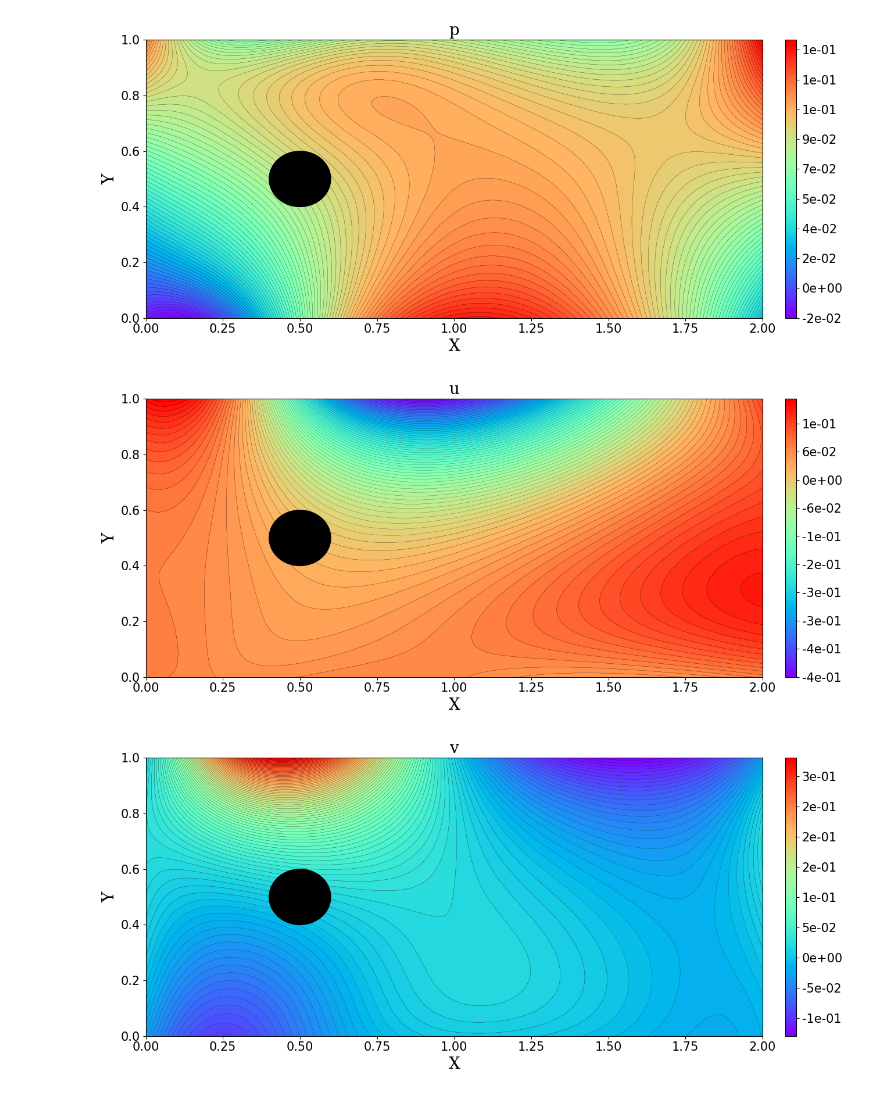
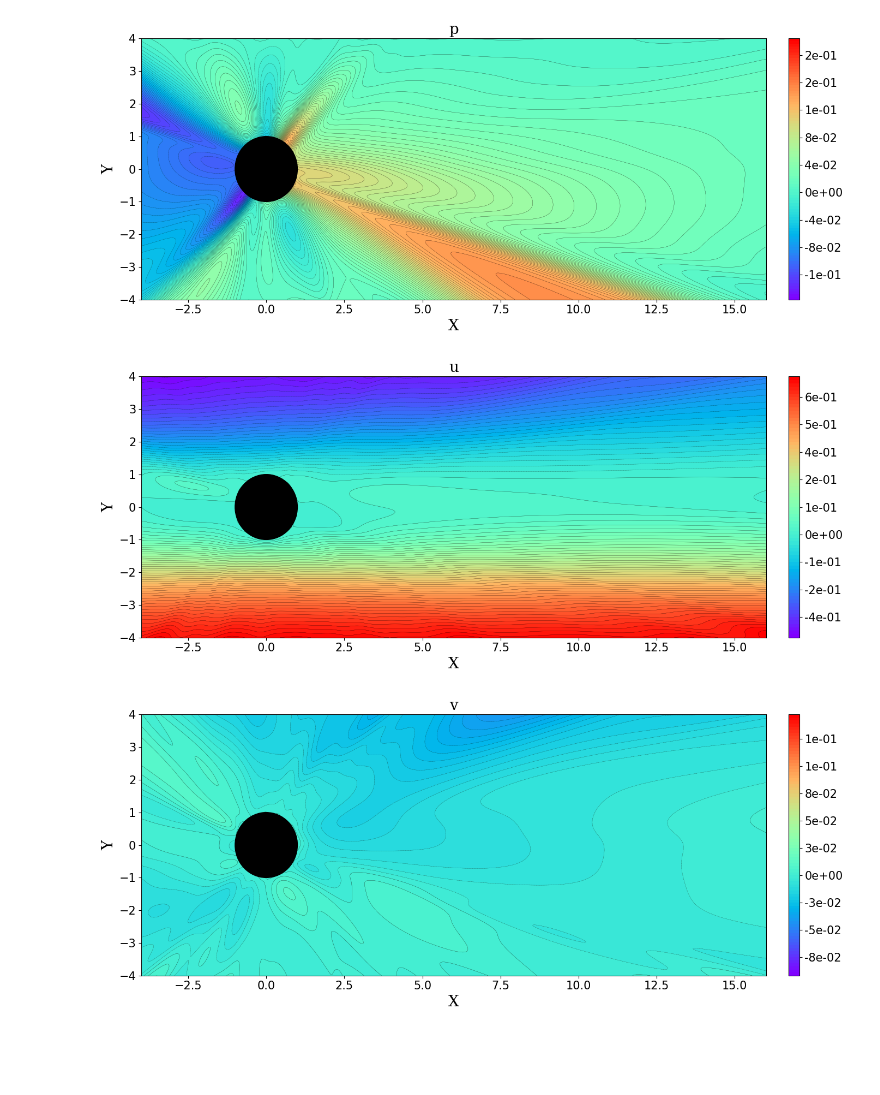
Before and after one commit to komingsu/piml, a Jupyter notebook: firstProject/src/translate_testfile_torch.ipynb, the cells around one changed output. Cells and saved outputs as stored; diff of their text form; code cells hidden in the pictures; blank space fills up the shorter version.

```diff
--- a/firstProject/src/translate_testfile_torch.ipynb
+++ b/firstProject/src/translate_testfile_torch.ipynb
@@ -75,7 +74,7 @@ def contour(x, y, z, title, levels=100):
     contour_filled = plt.contourf(x, y, z, cmap='rainbow', levels=levels, norm=Normalize(vmin=vmin, vmax=vmax))
 
     # Add the circle patch to the current axes without altering the axes limits
-    circle = plt.Circle((0.5, 0.5), 0.1, color='black')
+    circle = plt.Circle((0, 0), 1, color='black')
     plt.gca().add_patch(circle)
 
     plt.title(title, fontdict=font1)
@@ -290,0 +382,13 @@ Optimization finished.
+# %%
+MLP = MultiLayerPerceptronClass(
+    x_dim=2, y_dim=3,
+    h_dim_list=[48,48,48,48],
+    actv= th.nn.Tanh(),
+    p_drop=0.0,
+    batch_norm=False
+)
+
+MLP.load_state_dict(th.load("./model_state_dict.pth"))
+device = th.device("cuda" if th.cuda.is_available() else "cpu")
+MLP = MLP.to(device)
+MLP.eval()
@@ -291,20 +414,38 @@ Optimization finished.
 # %%
+x = np.linspace(x_ini, x_f, num_test_samples)
+y = np.linspace(y_ini, y_f, num_test_samples)
+x, y = np.meshgrid(x, y)
+xy = np.stack([x.flatten(), y.flatten()], axis=-1)
+xy = th.tensor(xy, dtype=th.float32).to(device)
+# predict (psi, p)
+MLP.eval()
+u_v_p, output_lists = MLP(xy)
+
+u, v, p = [ u_v_p[..., i].reshape(x.shape) for i in range(u_v_p.shape[-1]) ]
+u = u.detach().cpu().numpy()
+v = v.detach().cpu().numpy()
+p = p.detach().cpu().numpy()
+# compute (u, v)
+u = u.reshape(x.shape)
+v = v.reshape(x.shape)
+p = p.reshape(x.shape)
+
 # plot test results
-fig = plt.figure(figsize=(14, 6))
+fig = plt.figure(figsize=(15, 6))
 contour(x, y, p, 'p')
 plt.tight_layout()
 plt.show()
 
-fig = plt.figure(figsize=(14, 6))
+fig = plt.figure(figsize=(15, 6))
 contour(x, y, u, 'u')
 plt.tight_layout()
 plt.show()
 
-fig = plt.figure(figsize=(14, 6))
+fig = plt.figure(figsize=(15, 6))
 contour(x, y, v, 'v')
 plt.tight_layout()
 plt.show()
 # %% [output]
-[figure, old version]
+[figure, new version]
-[figure, old version]
+[figure, new version]
-[figure, old version]
+[figure, new version]
```
Also changed, not shown: parts of 10 cells of this notebook.
